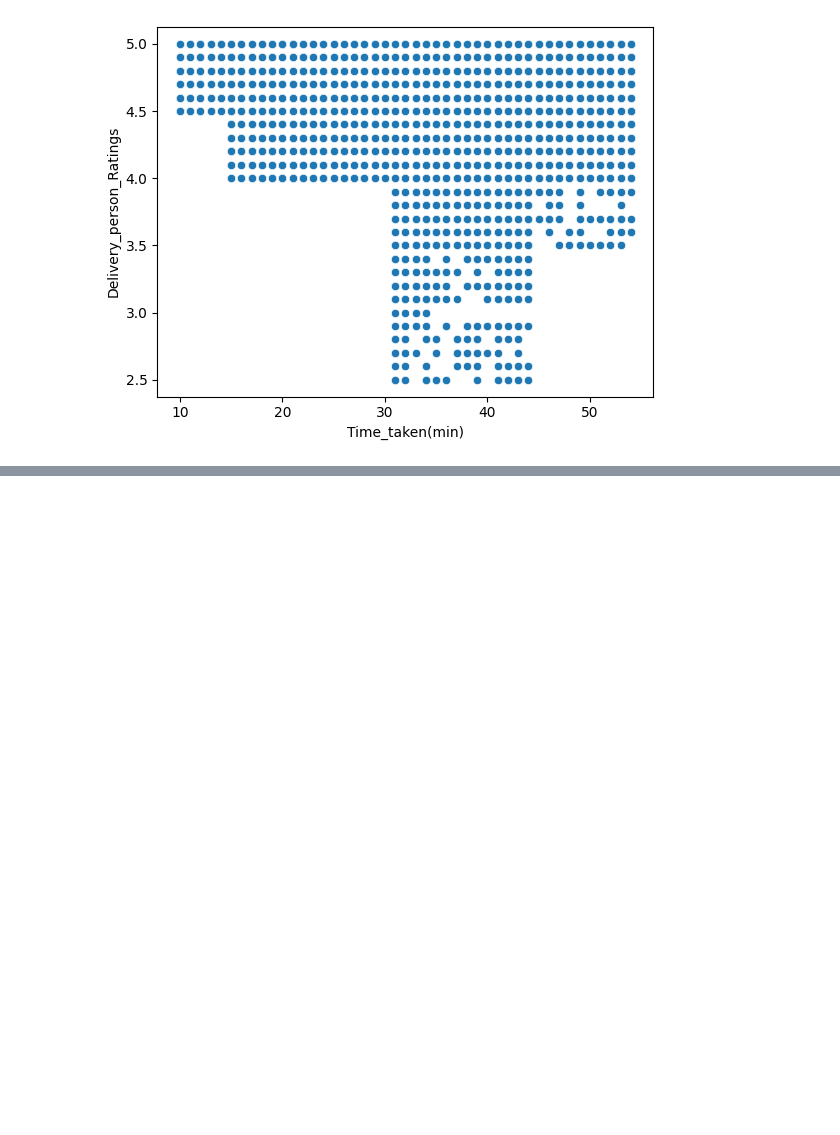
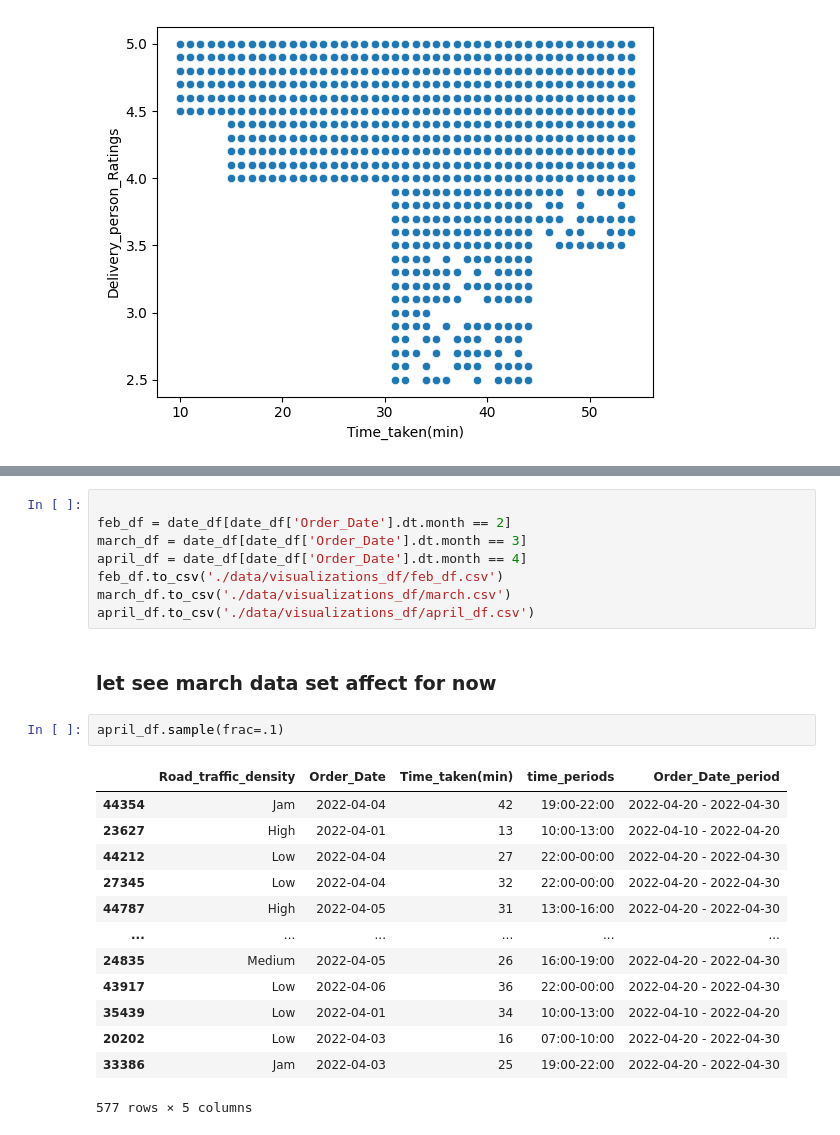
Before and after one commit to Esmaeil-Mashhadi/streamlit_dataVisualization, a Jupyter notebook: dataCleaning.ipynb, the cells around one changed output, grey strips where cells are left out. Saved outputs shown, nothing was run; the diff lists cells and outputs as text; blank space fills up the shorter version.

```diff
--- a/dataCleaning.ipynb
+++ b/dataCleaning.ipynb
@@ -278,0 +341,26 @@ sns.scatterplot(data= age_df , x='Time_taken(min)' , y='Delivery_person_Ratings'
+# %%
+
+feb_df = date_df[date_df['Order_Date'].dt.month == 2]
+march_df = date_df[date_df['Order_Date'].dt.month == 3]
+april_df = date_df[date_df['Order_Date'].dt.month == 4]
+feb_df.to_csv('./data/visualizations_df/feb_df.csv')
+march_df.to_csv('./data/visualizations_df/march.csv')
+april_df.to_csv('./data/visualizations_df/april_df.csv')
+# %% [markdown]
+### let see march data set affect for now
+# %%
+april_df.sample(frac=.1)
+# %% [output]
+|  | Road_traffic_density | Order_Date | Time_taken(min) | time_periods | Order_Date_period |
+| 44354 | Jam | 2022-04-04 | 42 | 19:00-22:00 | 2022-04-20 - 2022-04-30 |
+| 23627 | High | 2022-04-01 | 13 | 10:00-13:00 | 2022-04-10 - 2022-04-20 |
+| 44212 | Low | 2022-04-04 | 27 | 22:00-00:00 | 2022-04-20 - 2022-04-30 |
+| 27345 | Low | 2022-04-04 | 32 | 22:00-00:00 | 2022-04-20 - 2022-04-30 |
+| 44787 | High | 2022-04-05 | 31 | 13:00-16:00 | 2022-04-20 - 2022-04-30 |
+| ... | ... | ... | ... | ... | ... |
+| 24835 | Medium | 2022-04-05 | 26 | 16:00-19:00 | 2022-04-20 - 2022-04-30 |
+| 43917 | Low | 2022-04-06 | 36 | 22:00-00:00 | 2022-04-20 - 2022-04-30 |
+| 35439 | Low | 2022-04-01 | 34 | 10:00-13:00 | 2022-04-10 - 2022-04-20 |
+| 20202 | Low | 2022-04-03 | 16 | 07:00-10:00 | 2022-04-20 - 2022-04-30 |
+| 33386 | Jam | 2022-04-03 | 25 | 19:00-22:00 | 2022-04-20 - 2022-04-30 |
+577 rows × 5 columns
```
Also changed, not shown: parts of 7 cells of this notebook, 9 other files.
